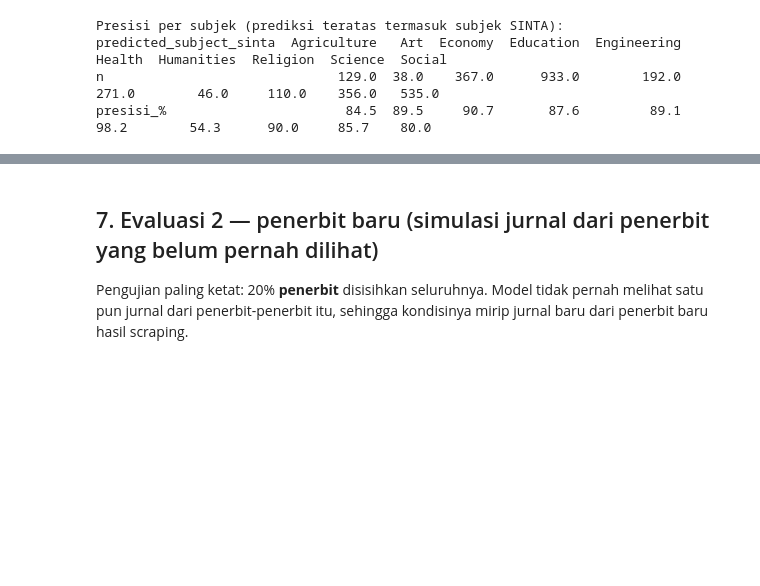
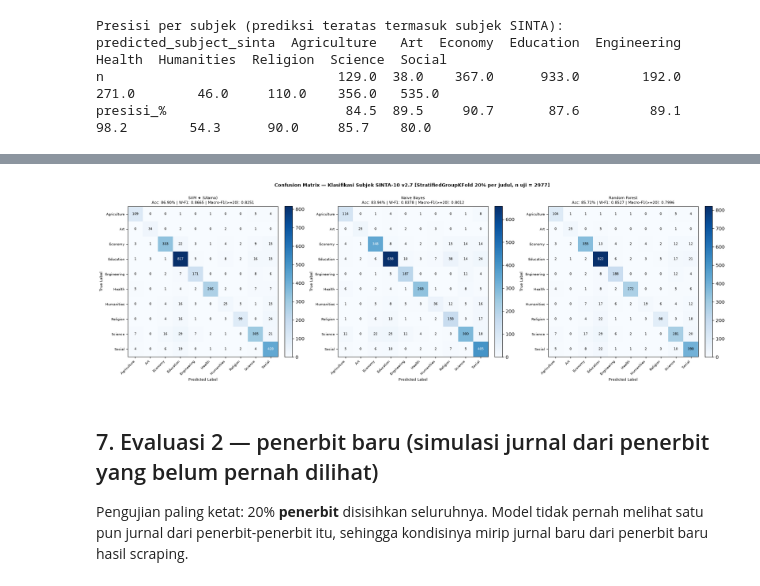
Before and after one commit to niazrta/sclips-capstone, a Jupyter notebook: ai_training/notebooks/Pelatihan_SCLIPS_v2.7.ipynb, the cells around one changed output, grey strips where cells are left out. Cells and saved outputs as stored; diff of their text form; code cells hidden in the pictures; blank space fills up the shorter version.

Commit message:
Tambah confusion matrix

```diff
--- a/ai_training/notebooks/Pelatihan_SCLIPS_v2.7.ipynb
+++ b/ai_training/notebooks/Pelatihan_SCLIPS_v2.7.ipynb
@@ -552,3 +609,20 @@ Contoh judul uji yang dulu Unknown pada v2.6:
+# %%
+fig, axes = plt.subplots(1, 3, figsize=(19, 6.2))
+for ax, nm in zip(axes, cms):
+    cm_ = cms[nm]; m_ = hasil_banding[nm]
+    im = ax.imshow(cm_, cmap='Blues', vmin=0, vmax=cm_.max())
+    for i in range(10):
+        for j in range(10):
+            ax.text(j, i, cm_[i, j], ha='center', va='center', fontsize=7, color='white' if cm_[i, j] > cm_.max() / 2 else 'black')
+    ax.set_xticks(range(10)); ax.set_xticklabels(SINTA10, rotation=45, ha='right', fontsize=7)
+    ax.set_yticks(range(10)); ax.set_yticklabels(SINTA10, fontsize=7)
+    ax.set_xlabel('Predicted Label', fontsize=8); ax.set_ylabel('True Label', fontsize=8)
+    ax.set_title(f"{nm}\nAcc: {m_['Akurasi (%)']:.2f}% | W-F1: {m_['F1 berbobot']:.4f} | Macro-F1(>=20): {m_['Macro-F1 (kelas >= 20)']:.4f}", fontsize=8)
+    fig.colorbar(im, ax=ax, fraction=0.046, pad=0.04)
+fig.suptitle(f'Confusion Matrix — Klasifikasi Subjek SINTA-10 v2.7 [StratifiedGroupKFold 20% per judul, n uji = {len(te)}]', fontsize=10, fontweight='bold')
+plt.tight_layout(); plt.show()
+# %% [output]
+[figure, added]
 # %% [markdown]
 ## 7. Evaluasi 2 — penerbit baru (simulasi jurnal dari penerbit yang belum pernah dilihat)
 Pengujian paling ketat: 20% **penerbit** disisihkan seluruhnya. Model tidak pernah melihat satu pun jurnal dari penerbit-penerbit itu, sehingga kondisinya mirip jurnal baru dari penerbit baru hasil scraping.
```
Also changed, not shown: parts of 9 cells of this notebook, 8 other files.
